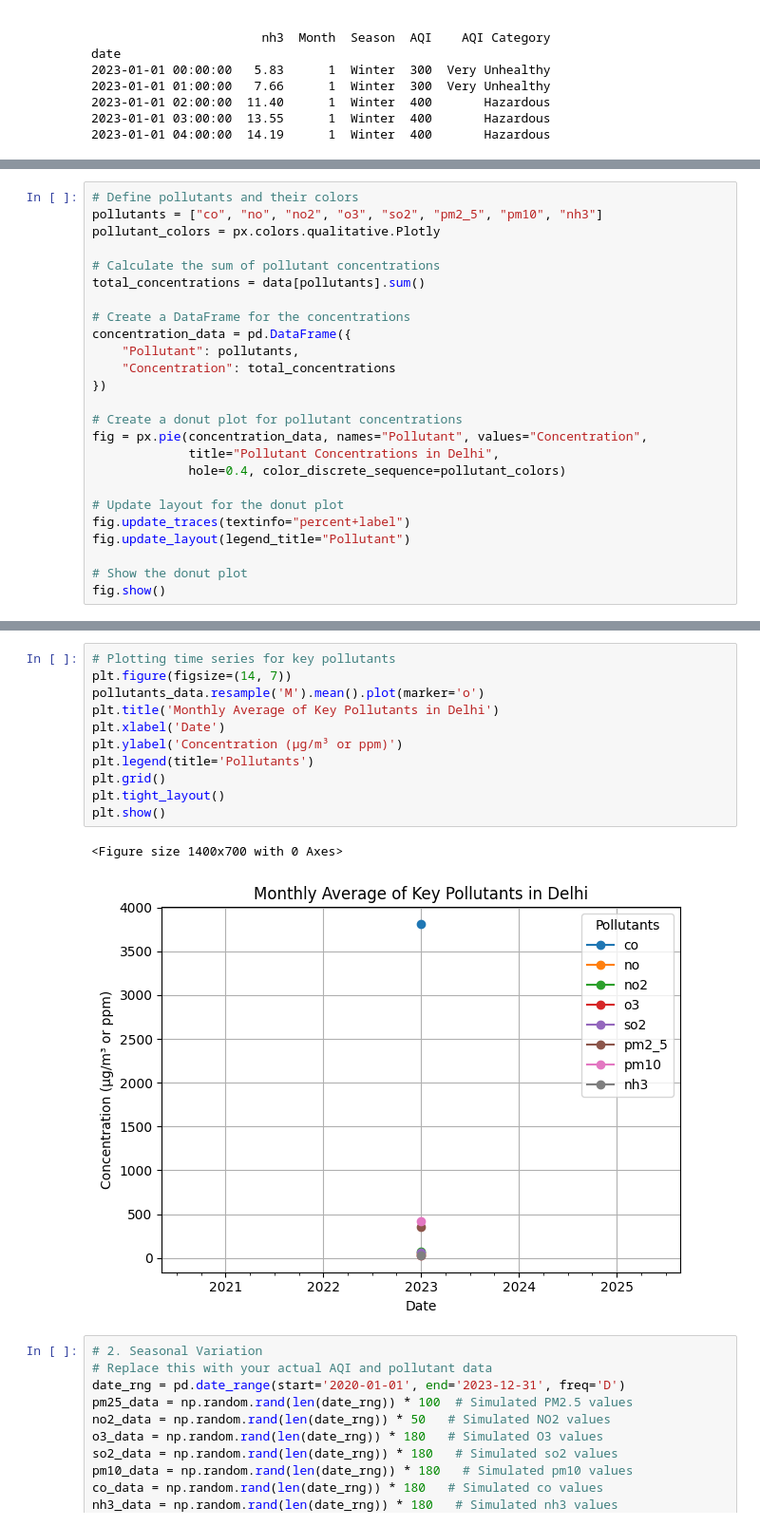
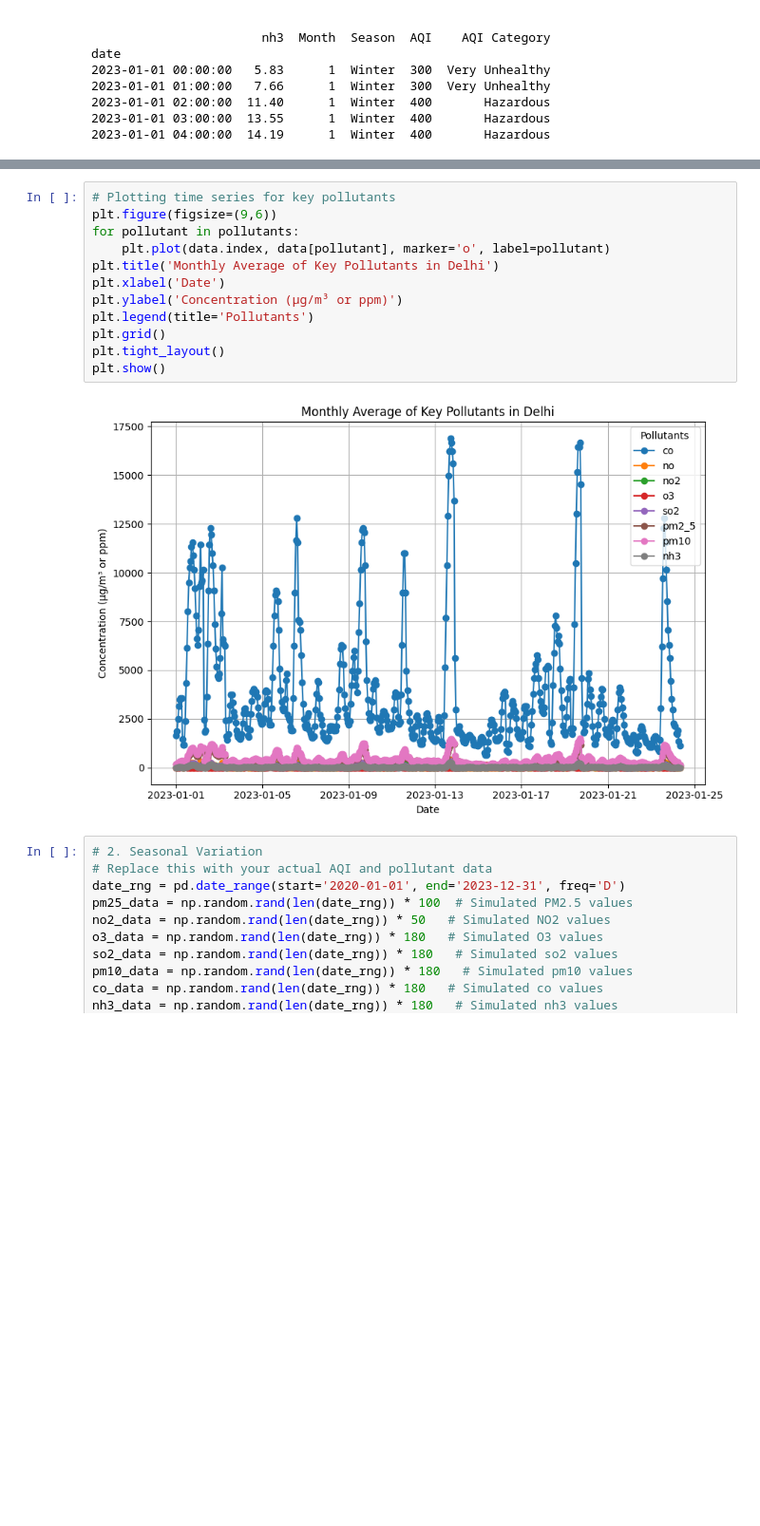
Before and after one commit to Sasi-2002-max/none, a Jupyter notebook: internshipintermediatetask.ipynb, the cells around one changed output, grey strips where cells are left out. Shown at 95% size. Cells and saved outputs as stored; diff of their text form; blank space fills up the shorter version.

```diff
--- a/internshipintermediatetask.ipynb
+++ b/internshipintermediatetask.ipynb
@@ -120,25 +111,0 @@ fig.show()
-# %%
-# Define pollutants and their colors
-pollutants = ["co", "no", "no2", "o3", "so2", "pm2_5", "pm10", "nh3"]
-pollutant_colors = px.colors.qualitative.Plotly
-
-# Calculate the sum of pollutant concentrations
-total_concentrations = data[pollutants].sum()
-
-# Create a DataFrame for the concentrations
-concentration_data = pd.DataFrame({
-    "Pollutant": pollutants,
-    "Concentration": total_concentrations
-})
-
-# Create a donut plot for pollutant concentrations
-fig = px.pie(concentration_data, names="Pollutant", values="Concentration",
-             title="Pollutant Concentrations in Delhi",
-             hole=0.4, color_discrete_sequence=pollutant_colors)
-
-# Update layout for the donut plot
-fig.update_traces(textinfo="percent+label")
-fig.update_layout(legend_title="Pollutant")
-
-# Show the donut plot
-fig.show()
@@ -147,17 +112,17 @@ fig.show()
 # %%
 # Plotting time series for key pollutants
-plt.figure(figsize=(14, 7))
-pollutants_data.resample('M').mean().plot(marker='o')
+plt.figure(figsize=(9,6))
+for pollutant in pollutants:
+    plt.plot(data.index, data[pollutant], marker='o', label=pollutant)
 plt.title('Monthly Average of Key Pollutants in Delhi')
 plt.xlabel('Date')
 plt.ylabel('Concentration (µg/m³ or ppm)')
 plt.legend(title='Pollutants')
 plt.grid()
 plt.tight_layout()
 plt.show()
 # %% [output]
-<Figure size 1400x700 with 0 Axes>
-[figure, old version]
+[figure, new version]
 # %%
 # 2. Seasonal Variation
 # Replace this with your actual AQI and pollutant data
```
Also changed, not shown: parts of 3 cells of this notebook.
